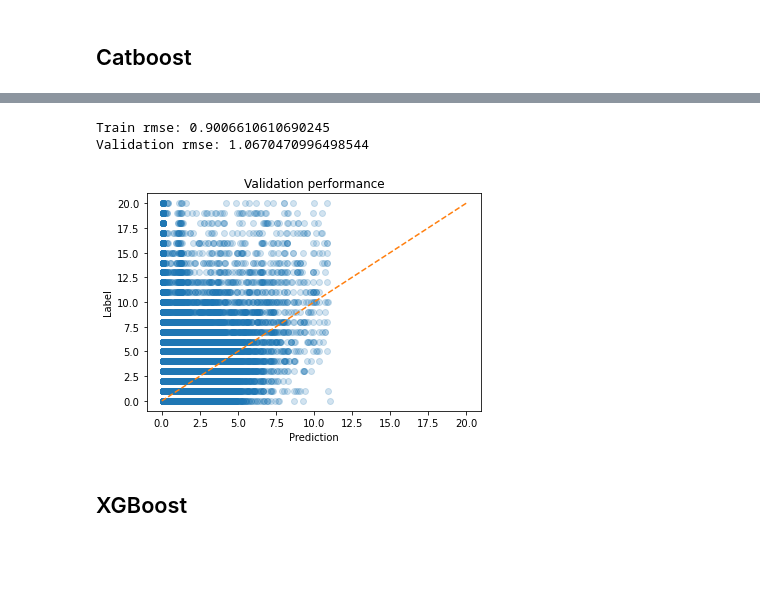
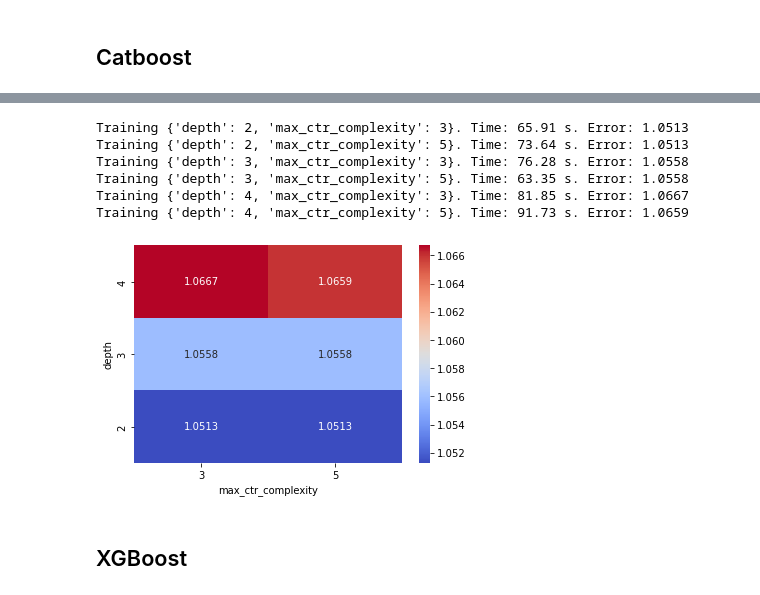
Before and after one commit to aitor-perez/kaggle, a Jupyter notebook: future-sales/04-hyperparameter-tuning.ipynb, the cells around one changed output, grey strips where cells are left out. Drawn from its saved outputs; the diff is of its cells as text; code cells hidden in the pictures; blank space fills up the shorter version.

Commit message:
Tuned hyperparams for catboost

```diff
--- a/future-sales/04-hyperparameter-tuning.ipynb
+++ b/future-sales/04-hyperparameter-tuning.ipynb
@@ -229,10 +142,47 @@ catboost_test_pred = catboost_model.predict(X_test)
-# %%
-print('Train rmse:', np.sqrt(mean_squared_error(y_train, catboost_train_pred)))
-print('Validation rmse:', np.sqrt(mean_squared_error(y_validation, catboost_val_pred)))
-# %% [output]
-Train rmse: 0.9006610610690245
-Validation rmse: 1.0670470996498544
-# %%
-plot_model_performance(catboost_val_pred, y_validation, 'Validation performance')
-# %% [output]
-[figure, removed]
+# %%
+# Iterate over all combinations of hyperparameters
+for params in ParameterGrid(cb_hyperparam_grid):
+    # Unique model identifier
+    key = str(params['depth']) + 'x' + str(params['max_ctr_complexity'])
+
+    # Don't retrain if already trained
+    if key in cb_models:
+        continue
+
+    # Initialization with given hyperparameters
+    print('Training', params, end='. ')
+    cb_models[key] = {
+        'model': CatBoostRegressor(
+            depth=params['depth'],
+            max_ctr_complexity=params['max_ctr_complexity'],
+            od_type='Iter',
+            verbose=0,
+            random_seed=0
+        )
+    }
+
+    # Training
+    t = time.time()
+    cb_models[key]['model'].fit(
+        X_train, y_train,
+        cat_features=cb_features,
+        eval_set=(X_validation, y_validation)
+    )
+    cb_models[key]['time'] = time.time() - t
+    print('Time:', round(cb_models[key]['time'], 2), 's', end='. ')
+
+    # Validation
+    cb_models[key]['preds'] = cb_models[key]['model'].predict(X_validation)
+    cb_models[key]['error'] = np.sqrt(mean_squared_error(y_validation, cb_models[key]['preds']))
+    print('Error:',  round(cb_models[key]['error'], 4))
+# %% [output]
+Training {'depth': 2, 'max_ctr_complexity': 3}. Time: 65.91 s. Error: 1.0513
+Training {'depth': 2, 'max_ctr_complexity': 5}. Time: 73.64 s. Error: 1.0513
+Training {'depth': 3, 'max_ctr_complexity': 3}. Time: 76.28 s. Error: 1.0558
+Training {'depth': 3, 'max_ctr_complexity': 5}. Time: 63.35 s. Error: 1.0558
+Training {'depth': 4, 'max_ctr_complexity': 3}. Time: 81.85 s. Error: 1.0667
+Training {'depth': 4, 'max_ctr_complexity': 5}. Time: 91.73 s. Error: 1.0659
+# %%
+plot_heatmap(cb_models, cb_hyperparam_grid, 'error')
+# %% [output]
+[figure, added]
```
Also changed, not shown: parts of 14 cells of this notebook, 1 other file.
